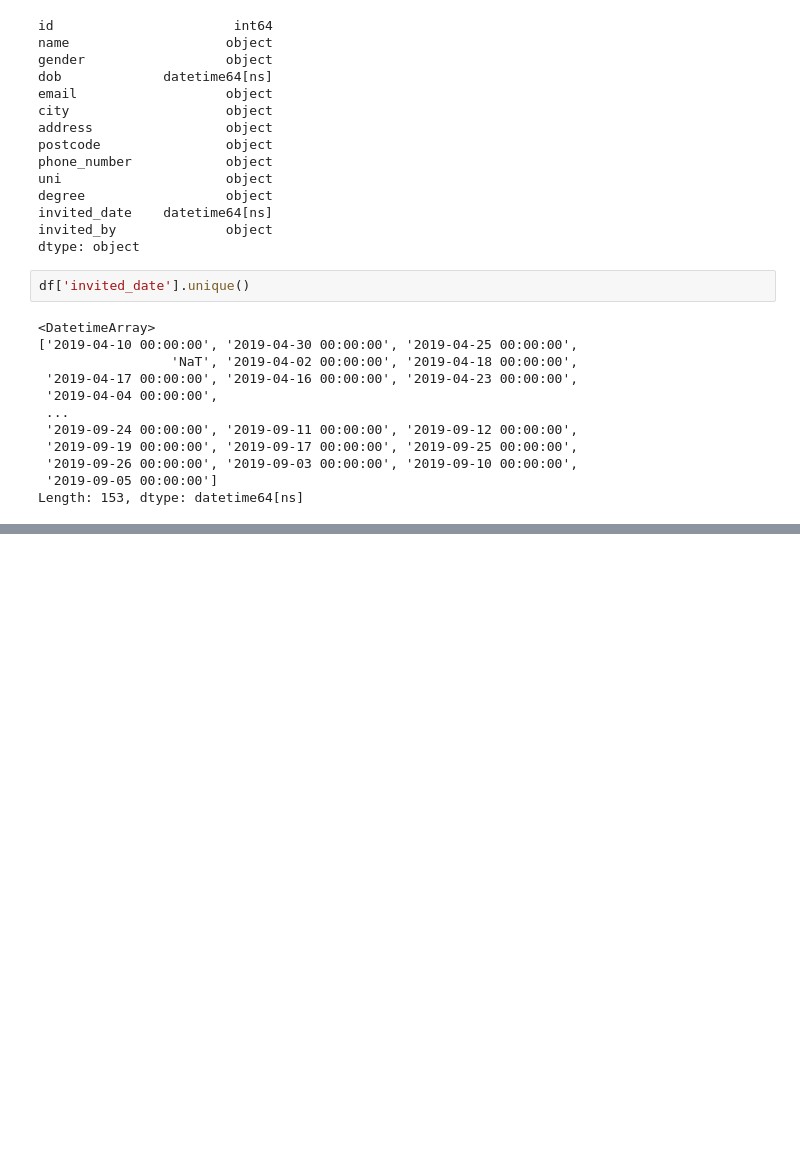
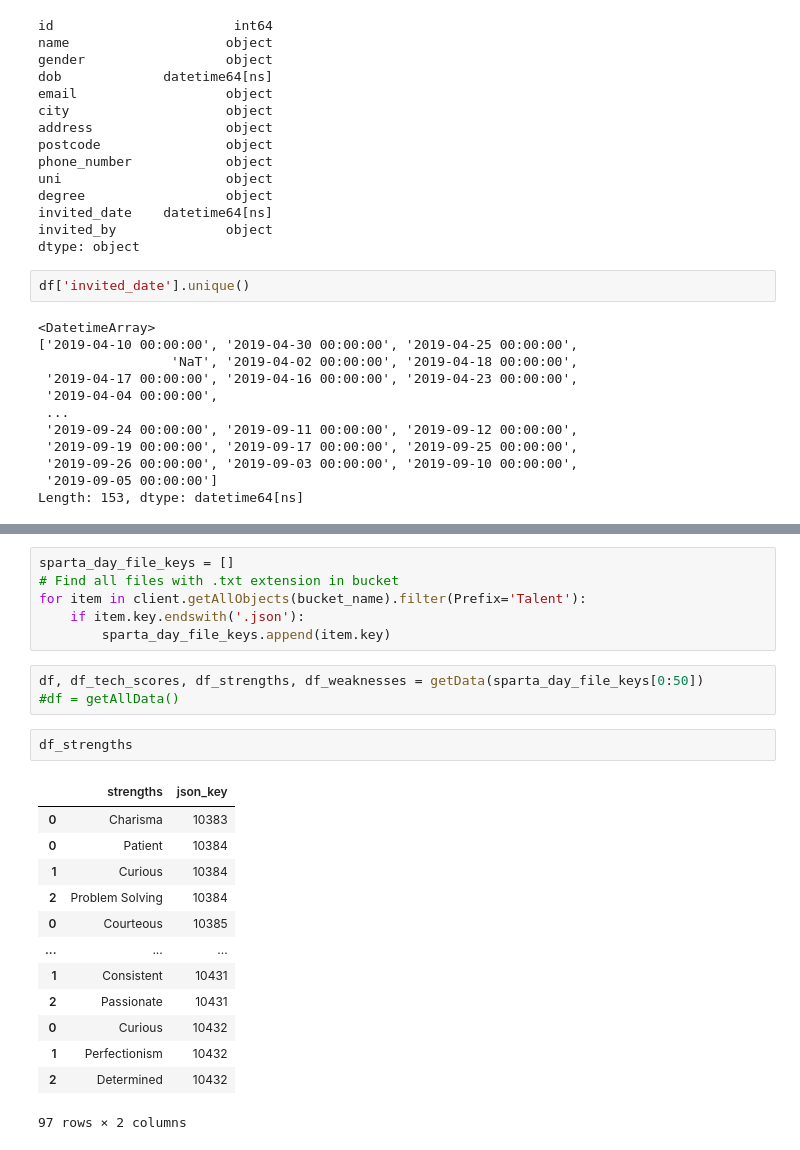
Before and after one commit to Data210/data210-final-project, a Jupyter notebook: transformations.ipynb, the cells around one changed output, grey strips where cells are left out. Saved outputs shown, nothing was run; the diff lists cells and outputs as text; blank space fills up the shorter version.

```diff
--- a/transformations.ipynb
+++ b/transformations.ipynb
@@ -362,0 +454,25 @@ Length: 153, dtype: datetime64[ns]
+# %%
+sparta_day_file_keys = []
+# Find all files with .txt extension in bucket
+for item in client.getAllObjects(bucket_name).filter(Prefix='Talent'):
+    if item.key.endswith('.json'):
+        sparta_day_file_keys.append(item.key)
+# %%
+df, df_tech_scores, df_strengths, df_weaknesses = getData(sparta_day_file_keys[0:50])
+#df = getAllData()
+# %%
+df_strengths
+# %% [output]
+|  | strengths | json_key |
+| 0 | Charisma | 10383 |
+| 0 | Patient | 10384 |
+| 1 | Curious | 10384 |
+| 2 | Problem Solving | 10384 |
+| 0 | Courteous | 10385 |
+| ... | ... | ... |
+| 1 | Consistent | 10431 |
+| 2 | Passionate | 10431 |
+| 0 | Curious | 10432 |
+| 1 | Perfectionism | 10432 |
+| 2 | Determined | 10432 |
+97 rows × 2 columns
```
Also changed, not shown: parts of 4 cells of this notebook, 3 other files.
